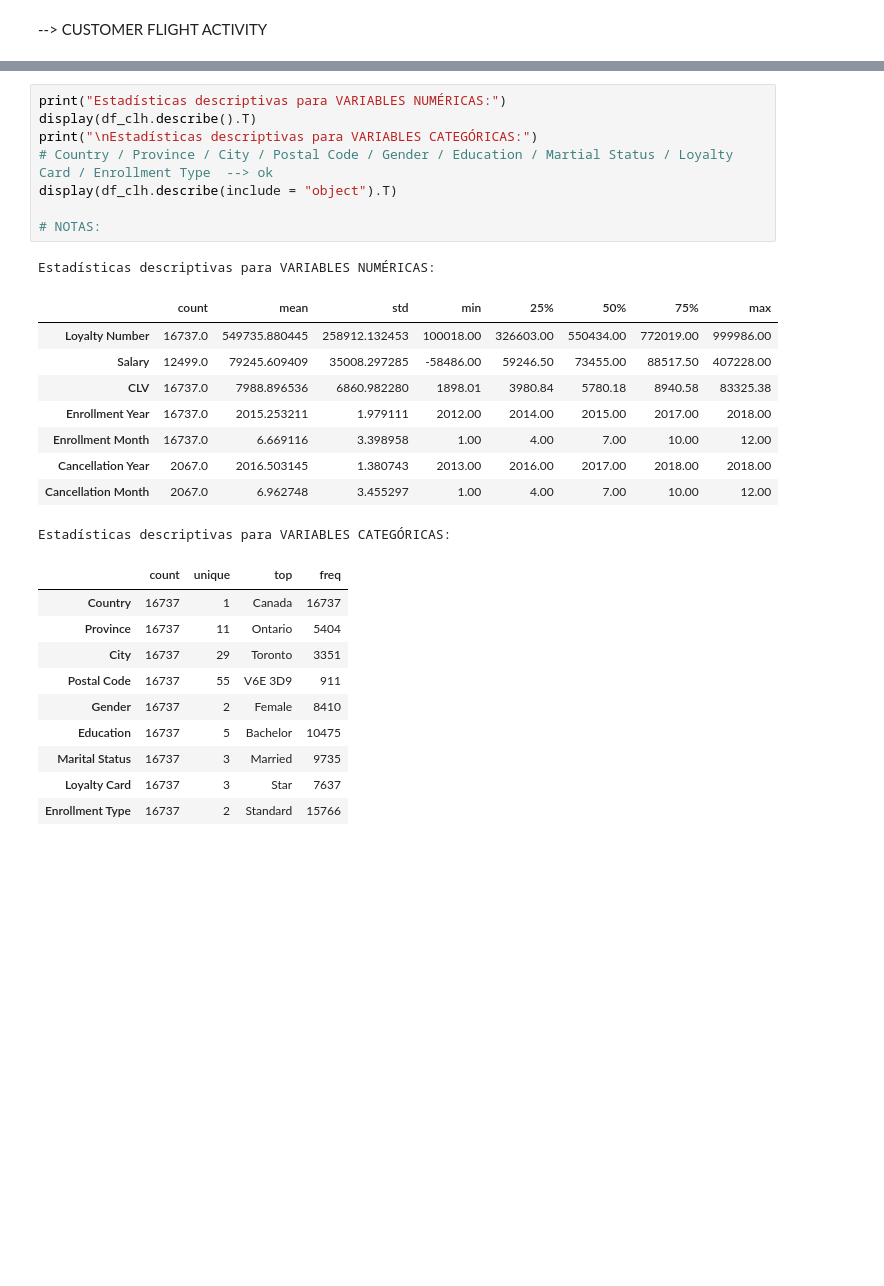
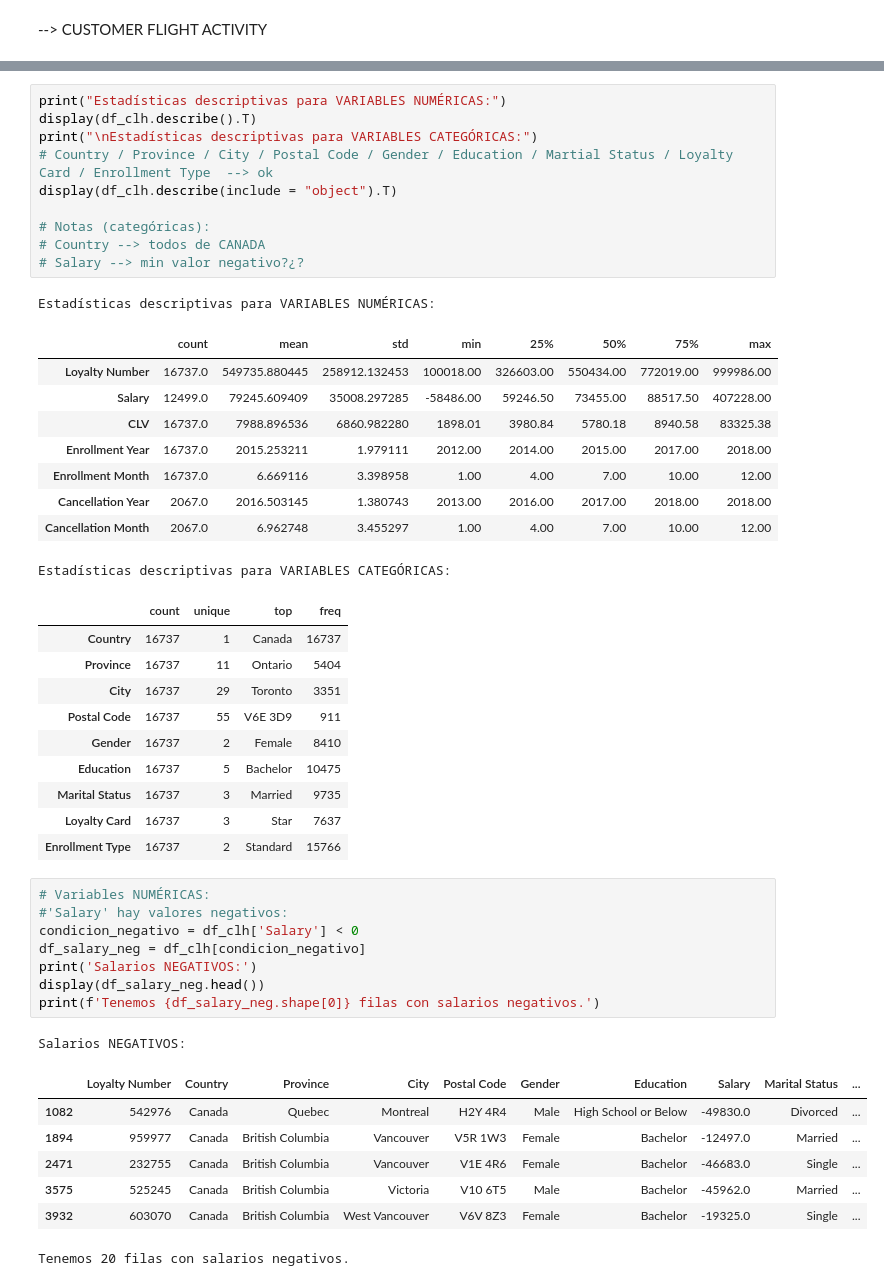
Before and after one commit to Adalab/bda-modulo-3-evaluacion-final-AnaROGA, a Jupyter notebook: mod03_ej_tecnico.ipynb, the cells around one changed output, grey strips where cells are left out. Drawn from its saved outputs; the diff is of its cells as text; blank space fills up the shorter version.

```diff
--- a/mod03_ej_tecnico.ipynb
+++ b/mod03_ej_tecnico.ipynb
@@ -194,7 +205,9 @@ print("\nEstadísticas descriptivas para VARIABLES CATEGÓRICAS:")
 # Country / Province / City / Postal Code / Gender / Education / Martial Status / Loyalty Card / Enrollment Type  --> ok
 display(df_clh.describe(include = "object").T)
 
-# NOTAS:
+# Notas (categóricas):
+# Country --> todos de CANADA
+# Salary --> min valor negativo?¿?
 # %% [output]
 Estadísticas descriptivas para VARIABLES NUMÉRICAS:
 |  | count | mean | std | min | 25% | 50% | 75% | max |
@@ -216,3 +229,20 @@ Estadísticas descriptivas para VARIABLES CATEGÓRICAS:
 | Marital Status | 16737 | 3 | Married | 9735 |
 | Loyalty Card | 16737 | 3 | Star | 7637 |
 | Enrollment Type | 16737 | 2 | Standard | 15766 |
+# %%
+# Variables NUMÉRICAS:
+#'Salary' hay valores negativos:
+condicion_negativo = df_clh['Salary'] < 0
+df_salary_neg = df_clh[condicion_negativo]
+print('Salarios NEGATIVOS:')
+display(df_salary_neg.head())
+print(f'Tenemos {df_salary_neg.shape[0]} filas con salarios negativos.')
+# %% [output]
+Salarios NEGATIVOS:
+|  | Loyalty Number | Country | Province | City | Postal Code | Gender | Education | Salary | Marital Status | ... |
+| 1082 | 542976 | Canada | Quebec | Montreal | H2Y 4R4 | Male | High School or Below | -49830.0 | Divorced | ... |
+| 1894 | 959977 | Canada | British Columbia | Vancouver | V5R 1W3 | Female | Bachelor | -12497.0 | Married | ... |
+| 2471 | 232755 | Canada | British Columbia | Vancouver | V1E 4R6 | Female | Bachelor | -46683.0 | Single | ... |
+| 3575 | 525245 | Canada | British Columbia | Victoria | V10 6T5 | Male | Bachelor | -45962.0 | Married | ... |
+| 3932 | 603070 | Canada | British Columbia | West Vancouver | V6V 8Z3 | Female | Bachelor | -19325.0 | Single | ... |
+Tenemos 20 filas con salarios negativos.
```
Also changed, not shown: parts of 28 cells of this notebook, 1 other file.
